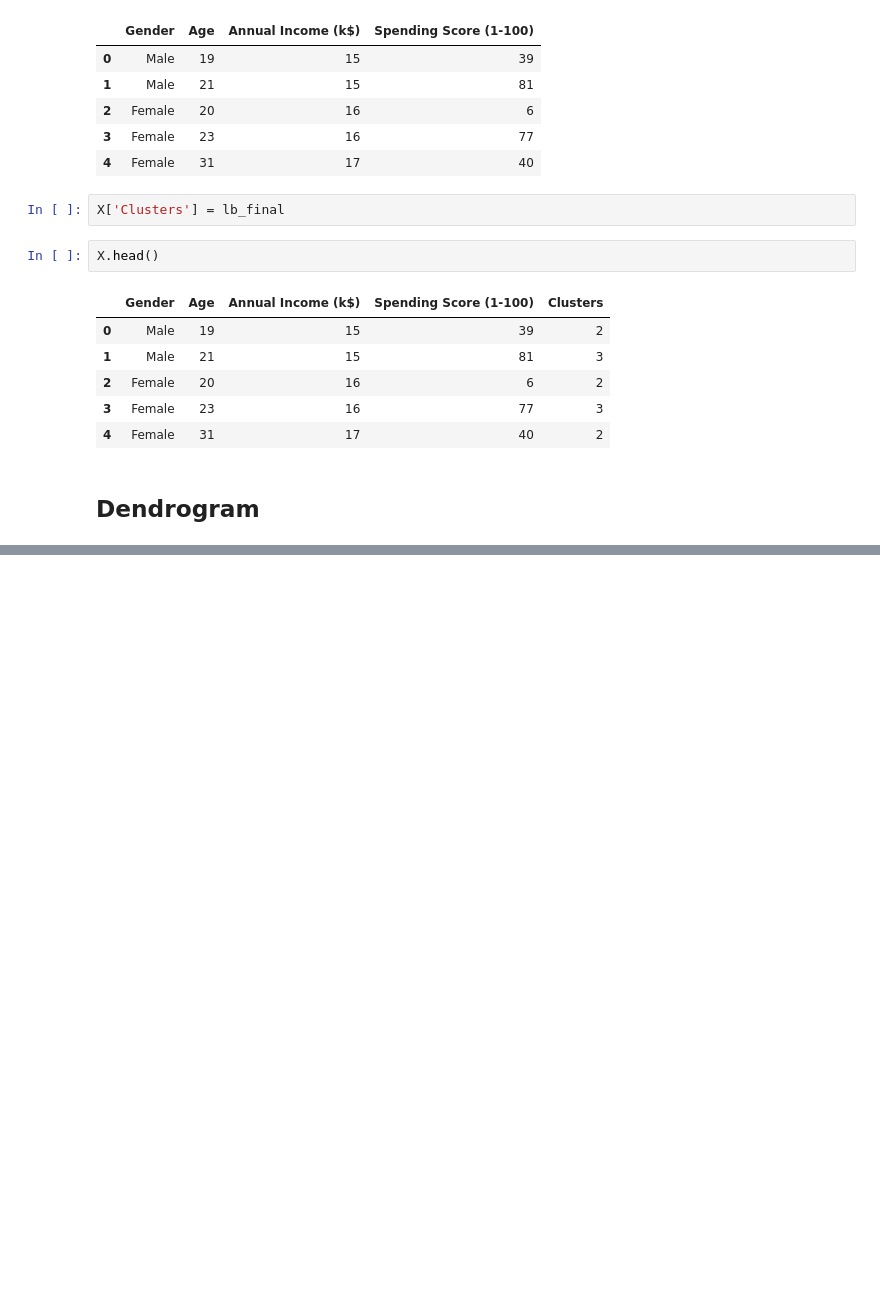
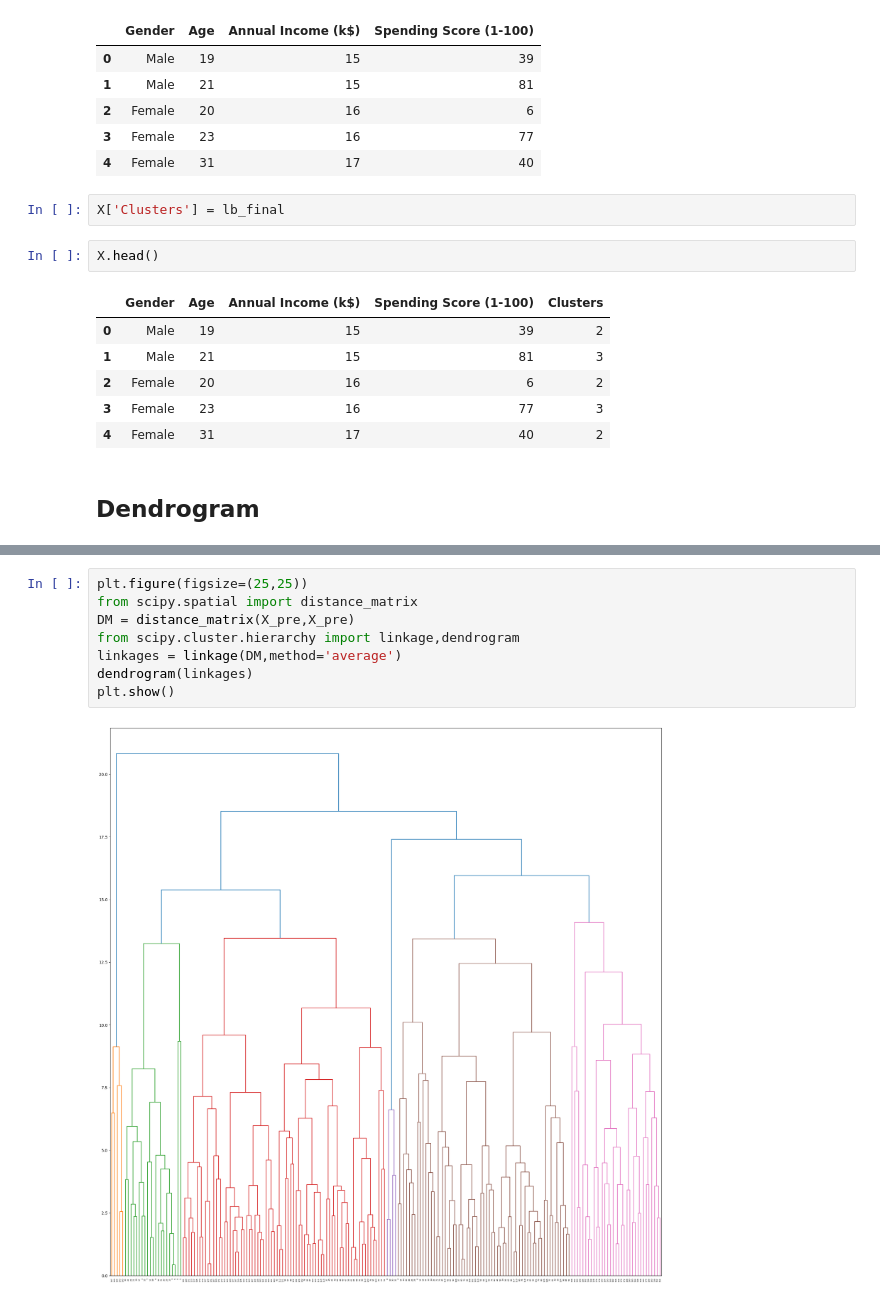
Before and after one commit to Akshay8055143/Machine_Learning_1418, a Jupyter notebook: Agglomerative_Clustering.ipynb, the cells around one changed output, grey strips where cells are left out. Drawn from its saved outputs; the diff is of its cells as text; blank space fills up the shorter version.

```diff
--- a/Agglomerative_Clustering.ipynb
+++ b/Agglomerative_Clustering.ipynb
@@ -313,0 +324,10 @@ X.head()
+# %%
+plt.figure(figsize=(25,25))
+from scipy.spatial import distance_matrix
+DM = distance_matrix(X_pre,X_pre)
+from scipy.cluster.hierarchy import linkage,dendrogram
+linkages = linkage(DM,method='average')
+dendrogram(linkages)
+plt.show()
+# %% [output]
+[figure, added]
```
Also changed, not shown: parts of 1 cell of this notebook.
